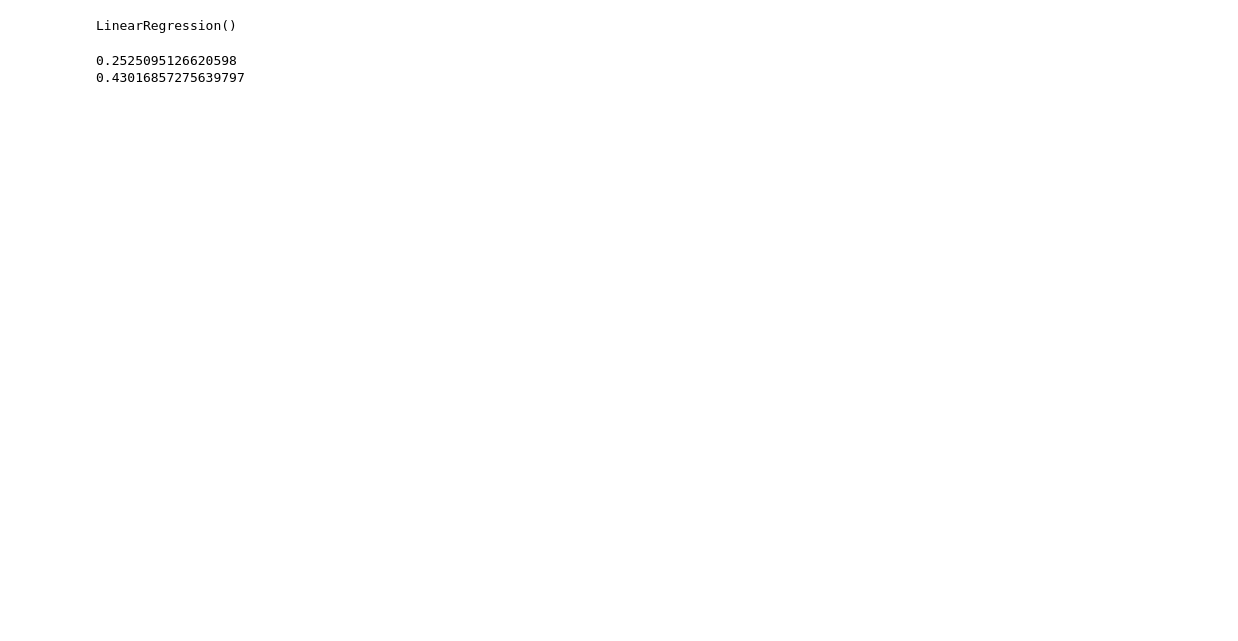
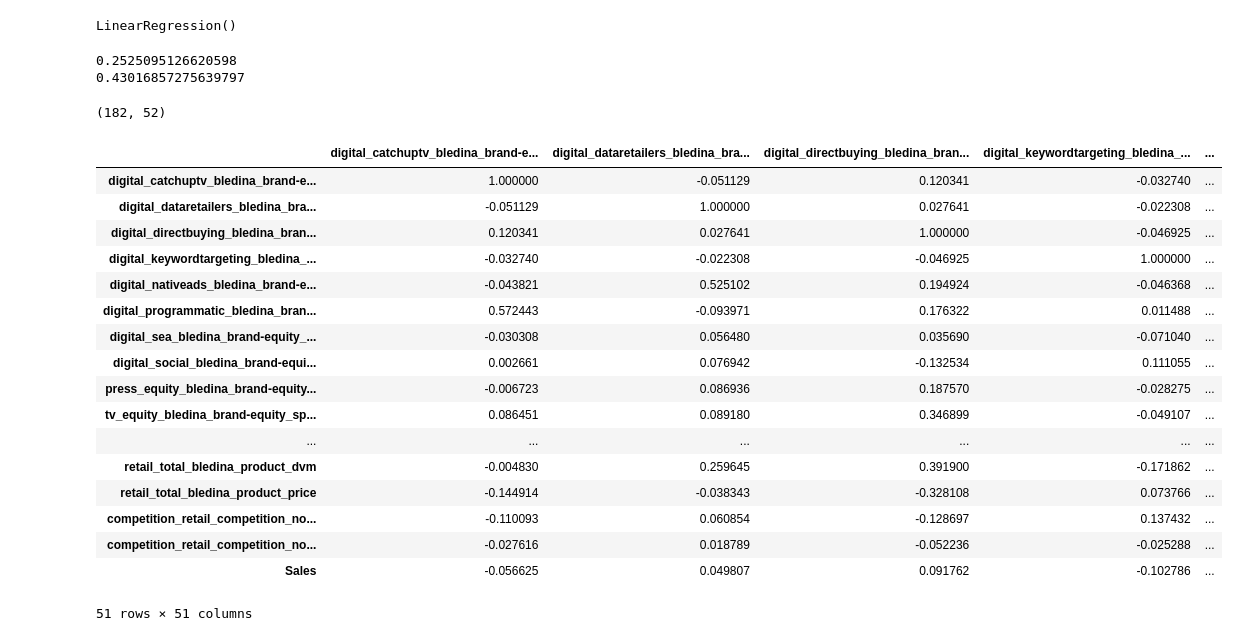
Before and after one commit to Quest-360/Danone_France, a Jupyter notebook: RFE_LOG_WIN_FEATURES.ipynb, the cells around one changed output. Cells and saved outputs as stored; diff of their text form; code cells hidden in the pictures; blank space fills up the shorter version.

```diff
--- a/RFE_LOG_WIN_FEATURES.ipynb
+++ b/RFE_LOG_WIN_FEATURES.ipynb
@@ -237,3 +274,28 @@ for i in range(1,24):
 
     # Get the list of selected features
     selected_features = X.columns[rfe.support_]
+# %%
+df.shape
+# %% [output]
+(182, 52)
+# %%
+df.corr()
+# %% [output]
+|  | digital_catchuptv_bledina_brand-e... | digital_dataretailers_bledina_bra... | digital_directbuying_bledina_bran... | digital_keywordtargeting_bledina_... | ... |
+| digital_catchuptv_bledina_brand-e... | 1.000000 | -0.051129 | 0.120341 | -0.032740 | ... |
+| digital_dataretailers_bledina_bra... | -0.051129 | 1.000000 | 0.027641 | -0.022308 | ... |
+| digital_directbuying_bledina_bran... | 0.120341 | 0.027641 | 1.000000 | -0.046925 | ... |
+| digital_keywordtargeting_bledina_... | -0.032740 | -0.022308 | -0.046925 | 1.000000 | ... |
+| digital_nativeads_bledina_brand-e... | -0.043821 | 0.525102 | 0.194924 | -0.046368 | ... |
+| digital_programmatic_bledina_bran... | 0.572443 | -0.093971 | 0.176322 | 0.011488 | ... |
+| digital_sea_bledina_brand-equity_... | -0.030308 | 0.056480 | 0.035690 | -0.071040 | ... |
+| digital_social_bledina_brand-equi... | 0.002661 | 0.076942 | -0.132534 | 0.111055 | ... |
+| press_equity_bledina_brand-equity... | -0.006723 | 0.086936 | 0.187570 | -0.028275 | ... |
+| tv_equity_bledina_brand-equity_sp... | 0.086451 | 0.089180 | 0.346899 | -0.049107 | ... |
+| ... | ... | ... | ... | ... | ... |
+| retail_total_bledina_product_dvm | -0.004830 | 0.259645 | 0.391900 | -0.171862 | ... |
+| retail_total_bledina_product_price | -0.144914 | -0.038343 | -0.328108 | 0.073766 | ... |
+| competition_retail_competition_no... | -0.110093 | 0.060854 | -0.128697 | 0.137432 | ... |
+| competition_retail_competition_no... | -0.027616 | 0.018789 | -0.052236 | -0.025288 | ... |
+| Sales | -0.056625 | 0.049807 | 0.091762 | -0.102786 | ... |
+51 rows × 51 columns
```
Also changed, not shown: parts of 8 cells of this notebook, 8 other files.
